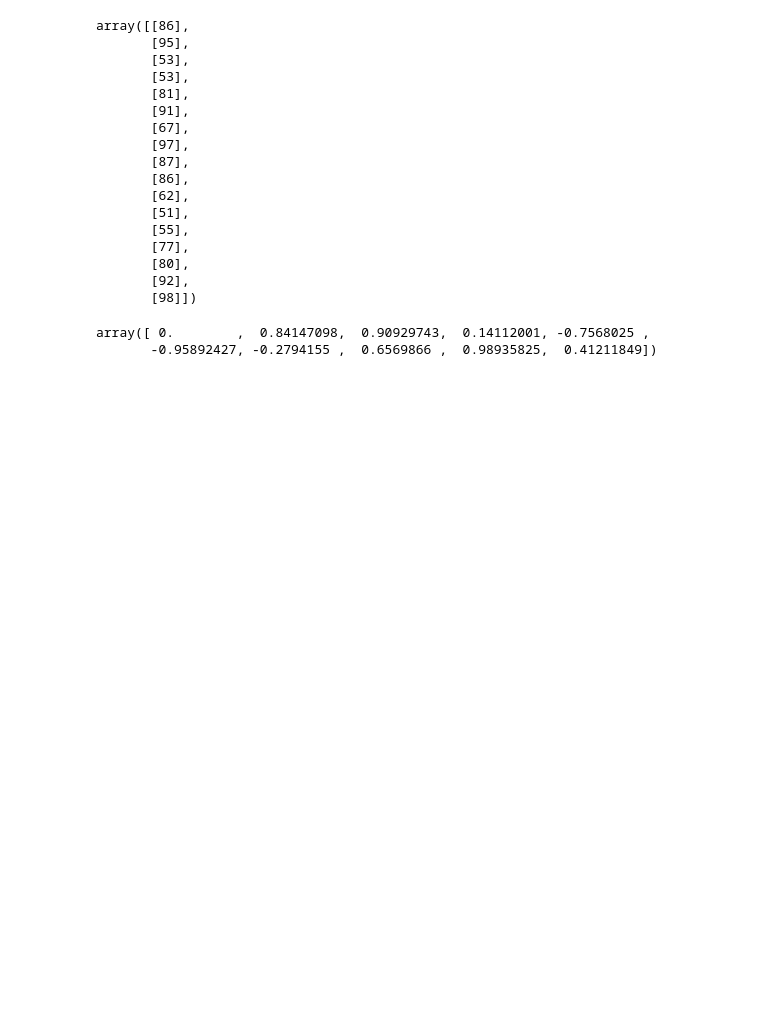
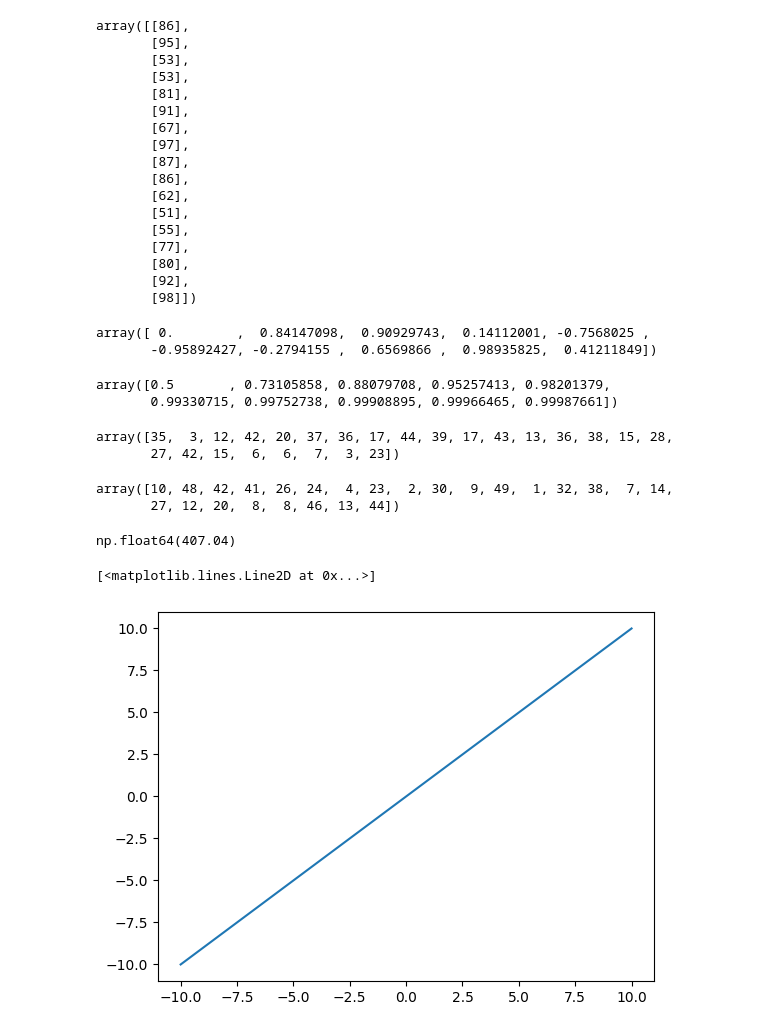
Before and after one commit to soup511/python, a Jupyter notebook: numpy_py.ipynb, the cells around one changed output. Saved outputs shown, nothing was run; the diff lists cells and outputs as text; code cells hidden in the pictures; blank space fills up the shorter version.

```diff
--- a/numpy_py.ipynb
+++ b/numpy_py.ipynb
@@ -488,3 +488,11 @@ np.sin(a)
 # %% [output]
 array([ 0.        ,  0.84147098,  0.90929743,  0.14112001, -0.7568025 ,
        -0.95892427, -0.2794155 ,  0.6569866 ,  0.98935825,  0.41211849])
+# %%
+def sigmoid(array):
+  return 1/(1+np.exp(-(array)))
+  a=np.arange(10)
+sigmoid(a)
+# %% [output]
+array([0.5       , 0.73105858, 0.88079708, 0.95257413, 0.98201379,
+       0.99330715, 0.99752738, 0.99908895, 0.99966465, 0.99987661])
@@ -490,0 +502,25 @@ array([ 0.        ,  0.84147098,  0.90929743,  0.14112001, -0.7568025 ,
+# %%
+actual
+# %% [output]
+array([35,  3, 12, 42, 20, 37, 36, 17, 44, 39, 17, 43, 13, 36, 38, 15, 28,
+       27, 42, 15,  6,  6,  7,  3, 23])
+# %%
+predictted
+# %% [output]
+array([10, 48, 42, 41, 26, 24,  4, 23,  2, 30,  9, 49,  1, 32, 38,  7, 14,
+       27, 12, 20,  8,  8, 46, 13, 44])
+# %%
+def mse (actual,predictted):
+ return np.mean((actual-predictted)**2)
+mse(actual,predictted)
+# %% [output]
+np.float64(407.04)
+# %%
+import matplotlib.pyplot as plt
+x=np.linspace(-10,10,100)
+y=x
+y
+plt.plot(x,y)
+# %% [output]
+[<matplotlib.lines.Line2D at 0x...>]
+[figure, added]
```
Also changed, not shown: parts of 36 cells of this notebook.
